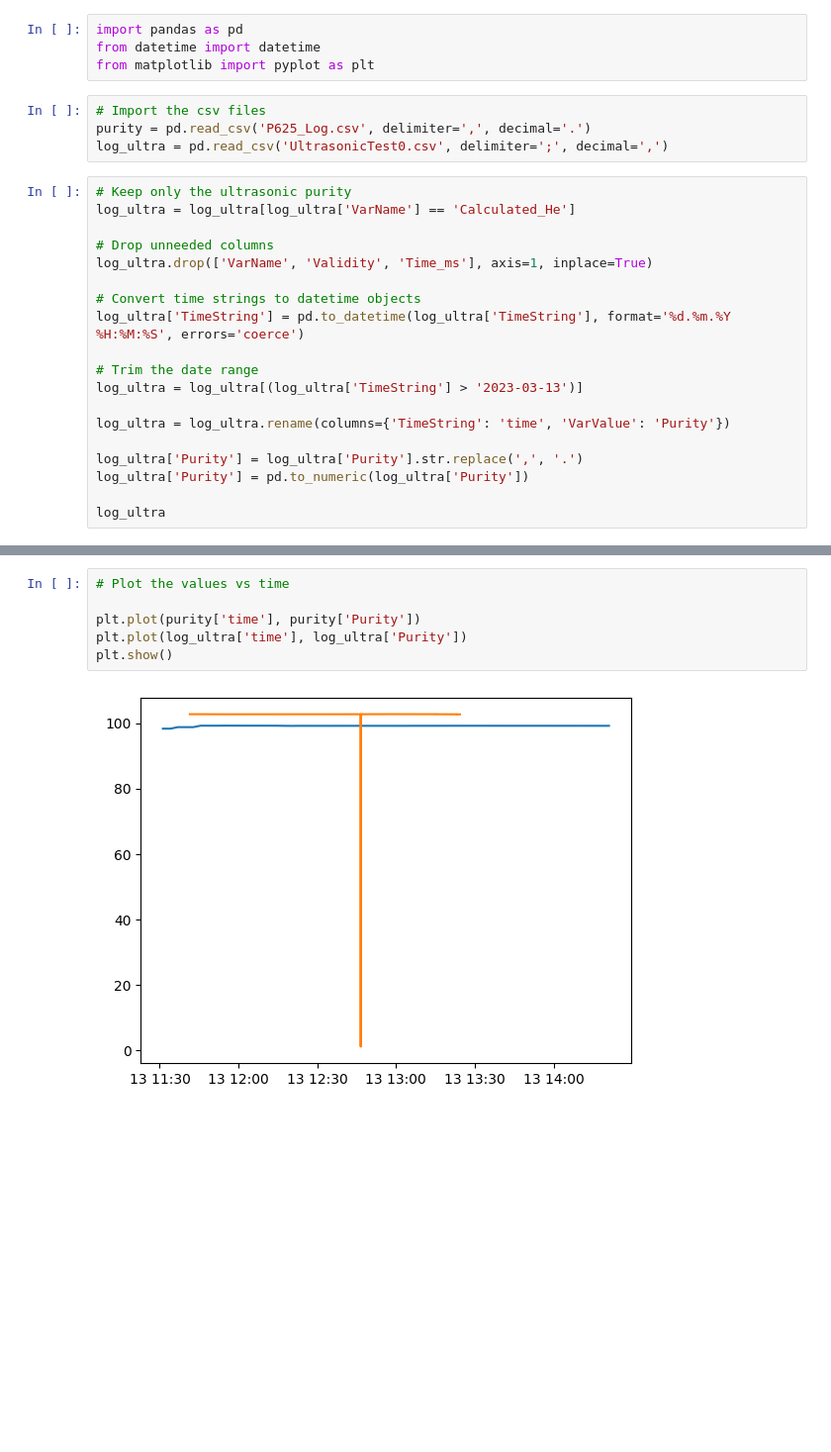
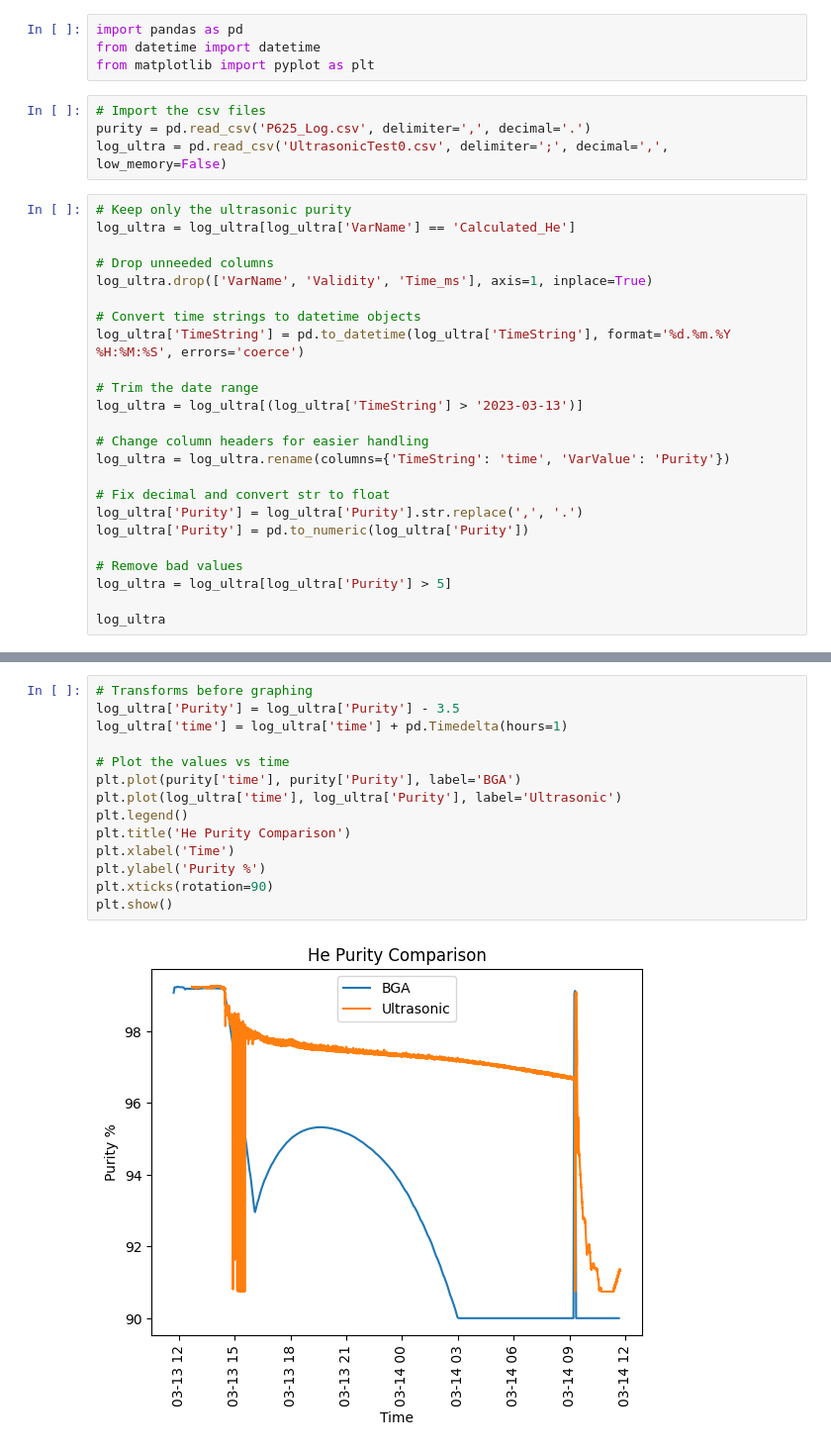
Before and after one commit to connrich/Data-Log-Visualization, a Jupyter notebook: BGA Data Logging/P625_Ultrasonic_Test.ipynb, the cells around one changed output, grey strips where cells are left out. Shown at 99% size. Cells and saved outputs as stored; diff of their text form; blank space fills up the shorter version.

Commit message:
Ultrasonic Changes

```diff
--- a/BGA Data Logging/P625_Ultrasonic_Test.ipynb
+++ b/BGA Data Logging/P625_Ultrasonic_Test.ipynb
@@ -5,7 +5,7 @@ from matplotlib import pyplot as plt
 # %%
 # Import the csv files
 purity = pd.read_csv('P625_Log.csv', delimiter=',', decimal='.')
-log_ultra = pd.read_csv('UltrasonicTest0.csv', delimiter=';', decimal=',')
+log_ultra = pd.read_csv('UltrasonicTest0.csv', delimiter=';', decimal=',', low_memory=False)
 # %%
 # Keep only the ultrasonic purity
 log_ultra = log_ultra[log_ultra['VarName'] == 'Calculated_He']
@@ -19,11 +19,16 @@ log_ultra['TimeString'] = pd.to_datetime(log_ultra['TimeString'], format='%d.%m.
 # Trim the date range
 log_ultra = log_ultra[(log_ultra['TimeString'] > '2023-03-13')]
 
+# Change column headers for easier handling
 log_ultra = log_ultra.rename(columns={'TimeString': 'time', 'VarValue': 'Purity'})
 
+# Fix decimal and convert str to float
 log_ultra['Purity'] = log_ultra['Purity'].str.replace(',', '.')
 log_ultra['Purity'] = pd.to_numeric(log_ultra['Purity'])
 
+# Remove bad values
+log_ultra = log_ultra[log_ultra['Purity'] > 5]
+
 log_ultra
 # %% [output]
 |  | time | Purity |
@@ -67,8 +68,16 @@ purity
 # %%
+# Transforms before graphing
+log_ultra['Purity'] = log_ultra['Purity'] - 3.5
+log_ultra['time'] = log_ultra['time'] + pd.Timedelta(hours=1)
+
 # Plot the values vs time
-
-plt.plot(purity['time'], purity['Purity'])
-plt.plot(log_ultra['time'], log_ultra['Purity'])
+plt.plot(purity['time'], purity['Purity'], label='BGA')
+plt.plot(log_ultra['time'], log_ultra['Purity'], label='Ultrasonic')
+plt.legend()
+plt.title('He Purity Comparison')
+plt.xlabel('Time')
+plt.ylabel('Purity %')
+plt.xticks(rotation=90)
 plt.show()
 # %% [output]
-[figure, old version]
+[figure, new version]
```
Also changed, not shown: parts of 2 cells of this notebook.
